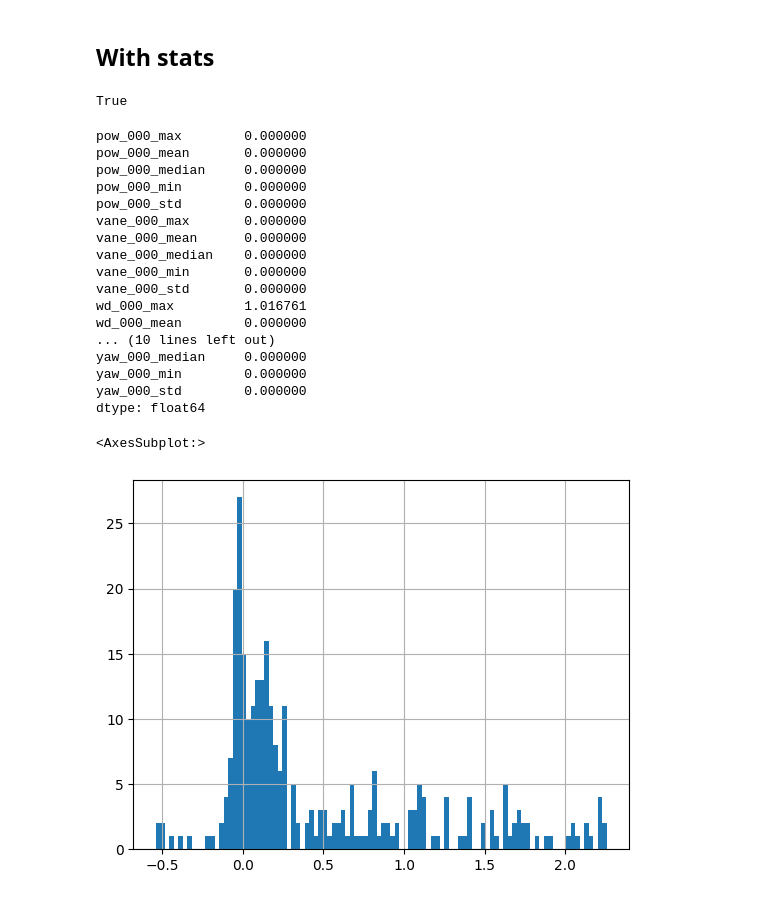
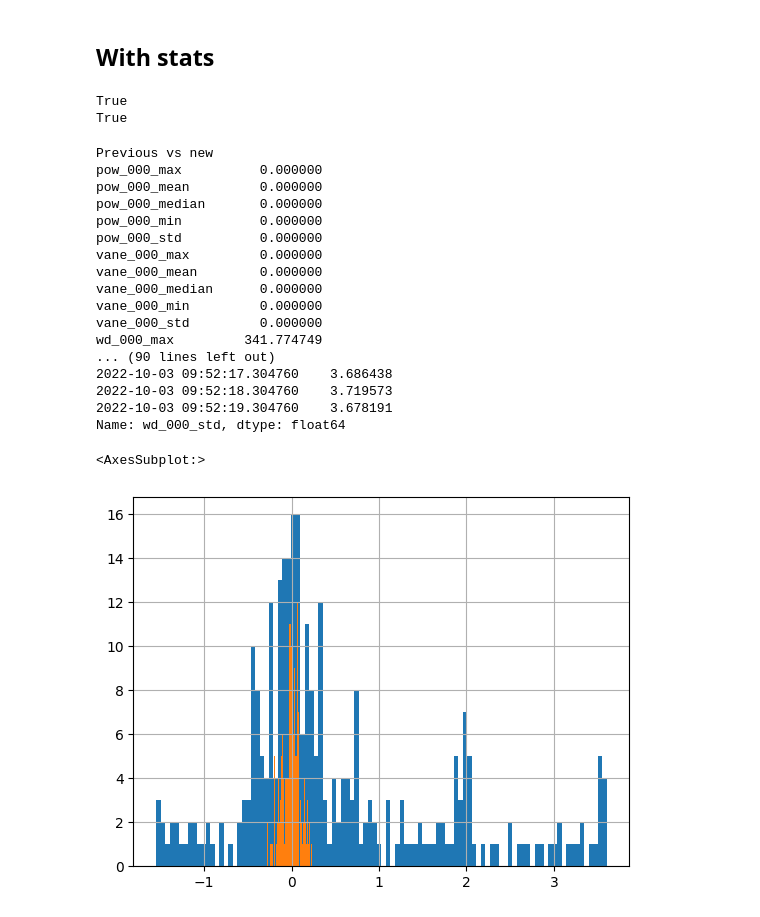
Before and after one commit to NREL/flasc, a Jupyter notebook: flasc/nb_00_redevelop_time_ops.ipynb, the cells around one changed output. Drawn from its saved outputs; the diff is of its cells as text; code cells hidden in the pictures.

```diff
--- a/flasc/nb_00_redevelop_time_ops.ipynb
+++ b/flasc/nb_00_redevelop_time_ops.ipynb
@@ -549,6 +694,16 @@ df_new_stats = df_movingaverage_new(
     calc_median_min_max_std=True,
     return_index_mapping=True,
 )
+
+df_new_stats_2 = df_movingaverage_new_2(
+    df_in=df,
+    cols_angular=cols_angular,
+    window_width=td(seconds=60),
+    min_periods=1,
+    center=True,
+    calc_median_min_max_std=True,
+    return_index_mapping=True,
+)
 # %% [markdown]
 ## Compare match
 # %% [markdown]
@@ -583,37 +738,50 @@ dtype: float64
 ## With stats
 # %%
 # Same columns
-sorted(df_previous_stats.columns) == sorted(df_new_stats.columns)
+print(sorted(df_previous_stats.columns) == sorted(df_new_stats.columns))
+print(sorted(df_previous_stats.columns) == sorted(df_new_stats_2.columns))
 # %% [output]
 True
+True
 # %%
 # How different are the results
 # For space compare just 1 turbine
 df_p_sub = df_previous_stats[[c for c in df_previous_stats if '000' in c]]
 df_n_sub = df_new_stats[[c for c in df_new_stats if '000' in c]]
+df_n2_sub = df_new_stats_2[[c for c in df_new_stats_2 if '000' in c]]
 
-df_p_sub.reindex(sorted(df_p_sub.columns), axis=1).subtract(df_n_sub.reindex(sorted(df_n_sub.columns), axis=1)).abs().median()
+print('Previous vs new')
+print(df_p_sub.reindex(sorted(df_p_sub.columns), axis=1).subtract(df_n_sub.reindex(sorted(df_n_sub.columns), axis=1)).abs().median())
+print('\n\nPrevious vs new 2')
+print(df_p_sub.reindex(sorted(df_p_sub.columns), axis=1).subtract(df_n2_sub.reindex(sorted(df_n2_sub.columns), axis=1)).abs().median())
+print('\n\nnew vs new 2')
+print(df_n_sub.reindex(sorted(df_n_sub.columns), axis=1).subtract(df_n2_sub.reindex(sorted(df_n2_sub.columns), axis=1)).abs().median())
+
+print(df_p_sub.reindex(sorted(df_p_sub.columns), axis=1).wd_000_std.head())
+print(df_n_sub.reindex(sorted(df_n_sub.columns), axis=1).wd_000_std.head())
+print(df_n2_sub.reindex(sorted(df_n2_sub.columns), axis=1).wd_000_std.head())
 # %% [output]
-pow_000_max        0.000000
-pow_000_mean       0.000000
-pow_000_median     0.000000
-pow_000_min        0.000000
-pow_000_std        0.000000
-vane_000_max       0.000000
-vane_000_mean      0.000000
-vane_000_median    0.000000
-vane_000_min       0.000000
-vane_000_std       0.000000
-wd_000_max         1.016761
-wd_000_mean        0.000000
-... (10 lines left out)
-yaw_000_median     0.000000
-yaw_000_min        0.000000
-yaw_000_std        0.000000
-dtype: float64
+Previous vs new
+pow_000_max          0.000000
+pow_000_mean         0.000000
+pow_000_median       0.000000
+pow_000_min          0.000000
+pow_000_std          0.000000
+vane_000_max         0.000000
+vane_000_mean        0.000000
+vane_000_median      0.000000
+vane_000_min         0.000000
+vane_000_std         0.000000
+wd_000_max         341.774749
+... (90 lines left out)
+2022-10-03 09:52:17.304760    3.686438
+2022-10-03 09:52:18.304760    3.719573
+2022-10-03 09:52:19.304760    3.678191
+Name: wd_000_std, dtype: float64
 # %%
 # How important is the error
 df_p_sub.subtract(df_n_sub)['wd_000_std'].hist(bins=100)
+df_p_sub.subtract(df_n2_sub)['wd_000_std'].hist(bins=100)
 # %% [output]
 <AxesSubplot:>
-[figure, old version]
+[figure, new version]
```
Also changed, not shown: parts of 15 cells of this notebook.
